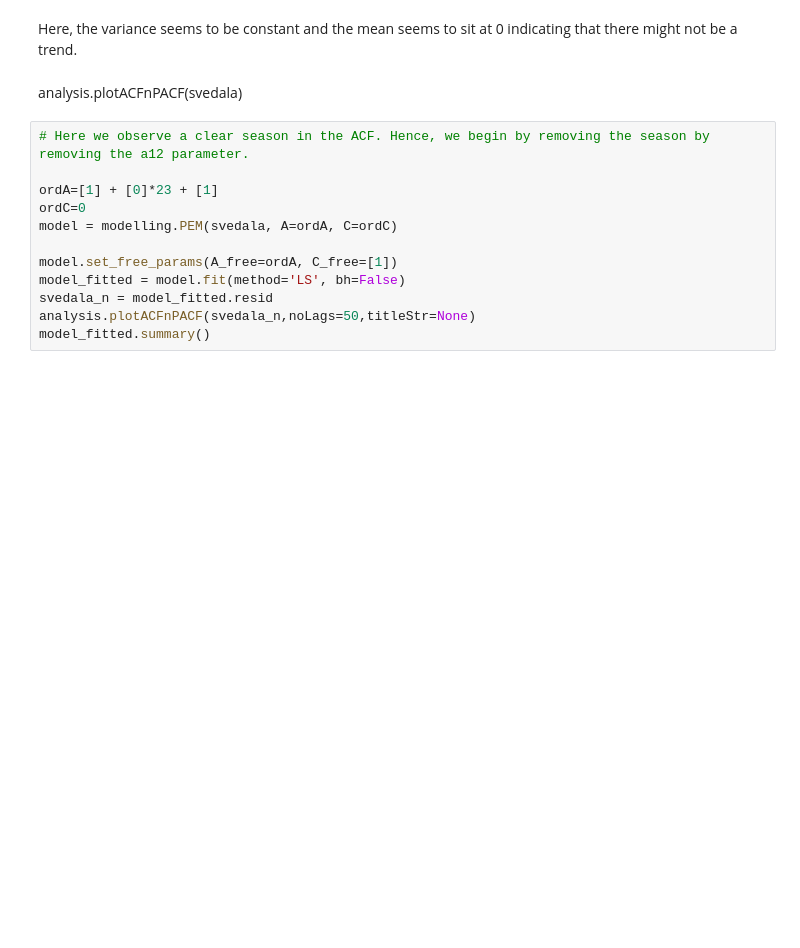
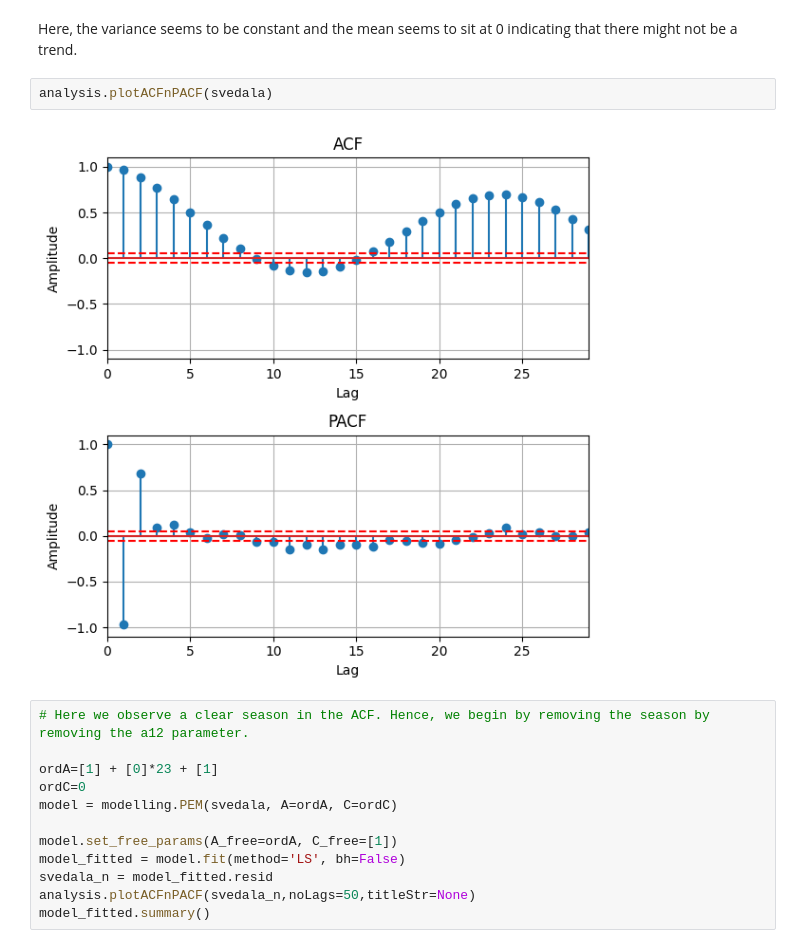
Before and after one commit to atjhin/lund-university, a Jupyter notebook: MASM17/Lab1.ipynb, the cells around one changed output. Cells and saved outputs as stored; diff of their text form; blank space fills up the shorter version.

```diff
--- a/MASM17/Lab1.ipynb
+++ b/MASM17/Lab1.ipynb
@@ -388,8 +388,10 @@ plt.show()
 [figure]
 # %% [markdown]
 Here, the variance seems to be constant and the mean seems to sit at 0 indicating that there might not be a trend.
-# %% [markdown]
-analysis.plotACFnPACF(svedala)
+# %%
+analysis.plotACFnPACF(svedala)
+# %% [output]
+[figure, added]
 # %%
 # Here we observe a clear season in the ACF. Hence, we begin by removing the season by removing the a12 parameter.
 
```
Also changed, not shown: 3 other files.
